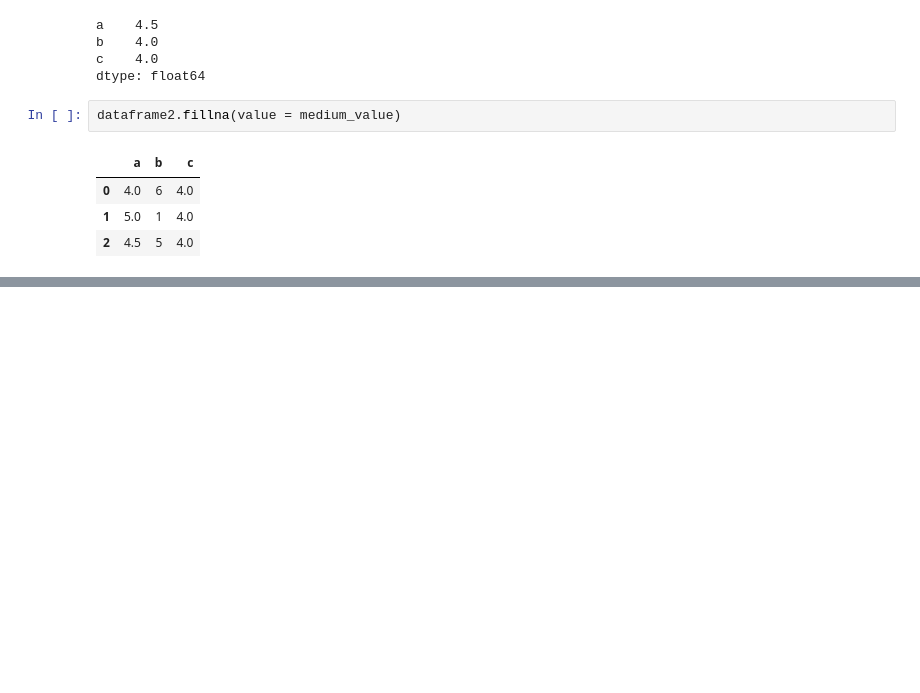
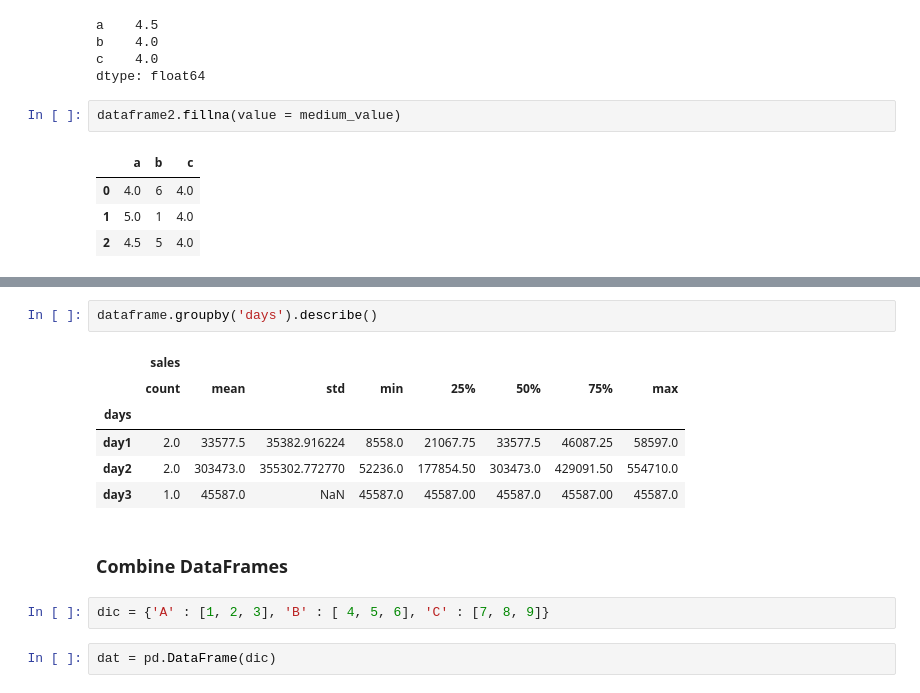
Before and after one commit to clog10/Machine-Learning, a Jupyter notebook: Pandas/Pandas.ipynb, the cells around one changed output, grey strips where cells are left out. Saved outputs shown, nothing was run; the diff lists cells and outputs as text; blank space fills up the shorter version.

Commit message:
Combine DataFrames

```diff
--- a/Pandas/Pandas.ipynb
+++ b/Pandas/Pandas.ipynb
@@ -319,0 +320,15 @@ dataframe.groupby('days').mean()
+# %%
+dataframe.groupby('days').describe()
+# %% [output]
+|  | sales |  |  |  |  |  |  |  |
+|  | count | mean | std | min | 25% | 50% | 75% | max |
+| days |  |  |  |  |  |  |  |  |
+| day1 | 2.0 | 33577.5 | 35382.916224 | 8558.0 | 21067.75 | 33577.5 | 46087.25 | 58597.0 |
+| day2 | 2.0 | 303473.0 | 355302.772770 | 52236.0 | 177854.50 | 303473.0 | 429091.50 | 554710.0 |
+| day3 | 1.0 | 45587.0 | NaN | 45587.0 | 45587.00 | 45587.0 | 45587.00 | 45587.0 |
+# %% [markdown]
+### Combine DataFrames
+# %%
+dic = {'A' : [1, 2, 3], 'B' : [ 4, 5, 6], 'C' : [7, 8, 9]}
+# %%
+dat = pd.DataFrame(dic)
```
Also changed, not shown: parts of 14 cells of this notebook.
